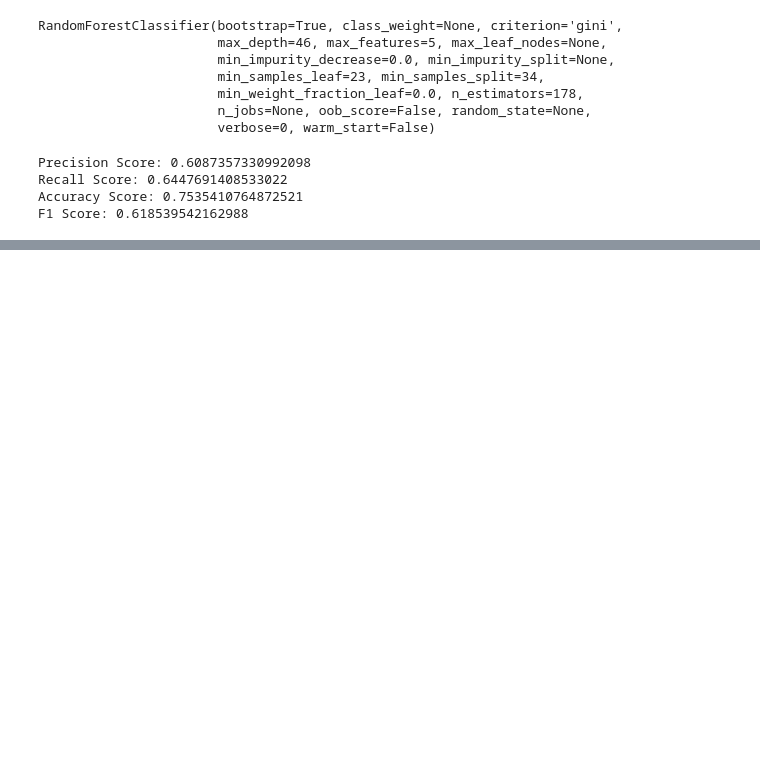
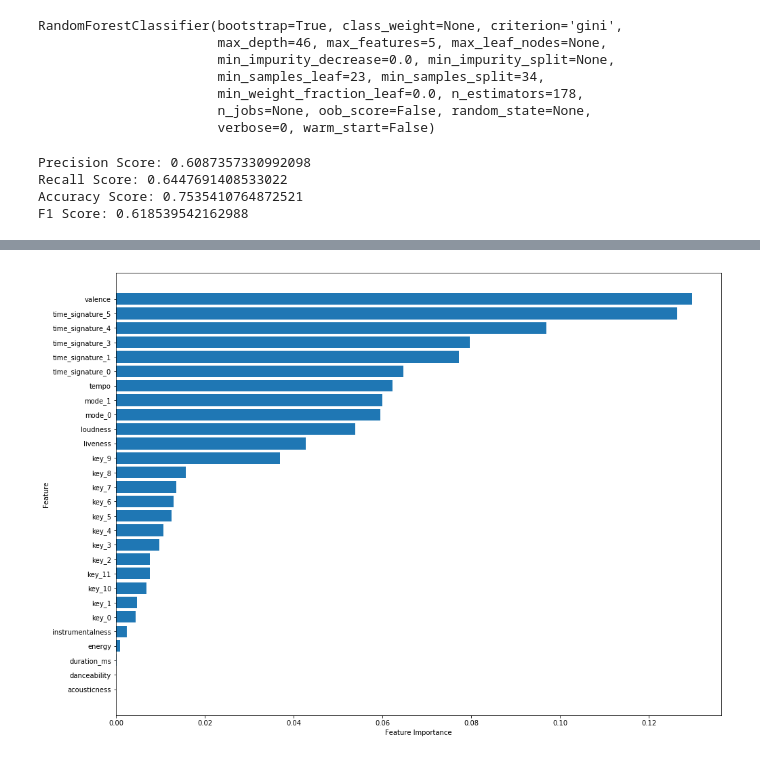
Before and after one commit to nabilabbas250/Spotify-Speechiness, a Jupyter notebook: Running Models.ipynb, the cells around one changed output, grey strips where cells are left out. Saved outputs shown, nothing was run; the diff lists cells and outputs as text; code cells hidden in the pictures; blank space fills up the shorter version.

```diff
--- a/Running Models.ipynb
+++ b/Running Models.ipynb
@@ -400,3 +691,7 @@ def plot_feature_importance(model, x_train, n=30):
+# %%
+plot_feature_importance(clf_rf_actual, X_train)
+# %% [output]
+[figure, added]
 # %%
 def plot_confusion_matrix(cm, classes,
                           title='Confusion matrix',
```
Also changed, not shown: parts of 32 cells of this notebook, 1 other file.
